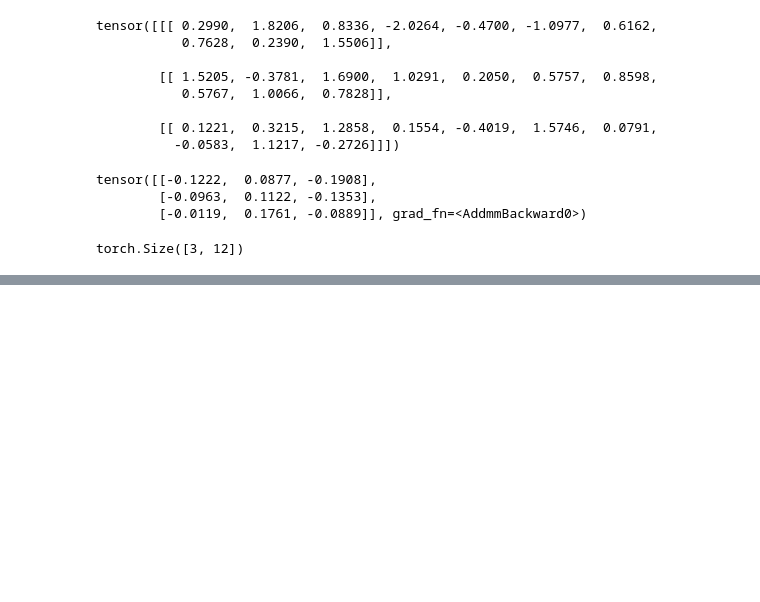
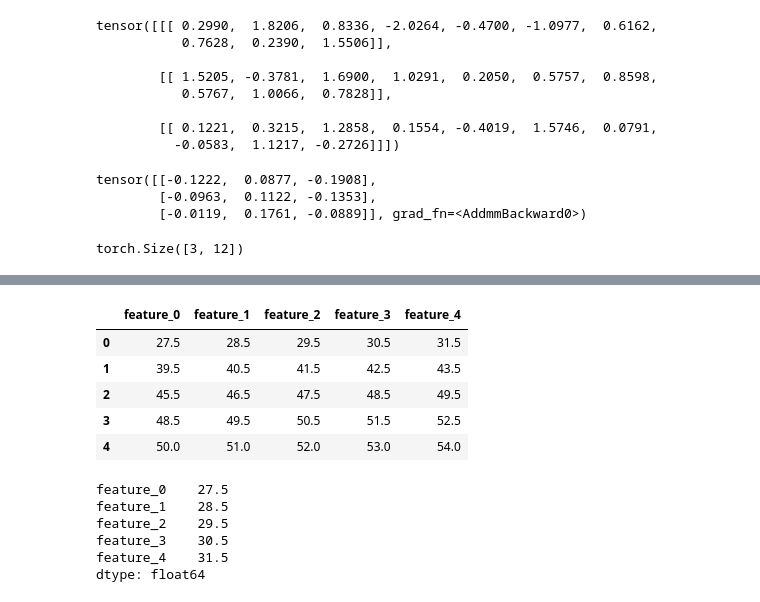
Before and after one commit to daxus4/LOBFrame, a Jupyter notebook: models/HNN/Untitled-1.ipynb, the cells around one changed output, grey strips where cells are left out. Cells and saved outputs as stored; diff of their text form; code cells hidden in the pictures; blank space fills up the shorter version.

```diff
--- a/models/HNN/Untitled-1.ipynb
+++ b/models/HNN/Untitled-1.ipynb
@@ -790,0 +865,20 @@ torch.Size([3, 12])
+# %%
+df.get_window_data(cache_idx=0, start_idx=50)
+# %% [output]
+|  | feature_0 | feature_1 | feature_2 | feature_3 | feature_4 |
+| 0 | 27.5 | 28.5 | 29.5 | 30.5 | 31.5 |
+| 1 | 39.5 | 40.5 | 41.5 | 42.5 | 43.5 |
+| 2 | 45.5 | 46.5 | 47.5 | 48.5 | 49.5 |
+| 3 | 48.5 | 49.5 | 50.5 | 51.5 | 52.5 |
+| 4 | 50.0 | 51.0 | 52.0 | 53.0 | 54.0 |
+# %%
+# [(0, 1), (1, 3), (3, 7), (7, 15), (15, 31)]
+
+df.df.iloc[20:36].mean()
+# %% [output]
+feature_0    27.5
+feature_1    28.5
+feature_2    29.5
+feature_3    30.5
+feature_4    31.5
+dtype: float64
```
Also changed, not shown: parts of 5 cells of this notebook, 15 other files.
